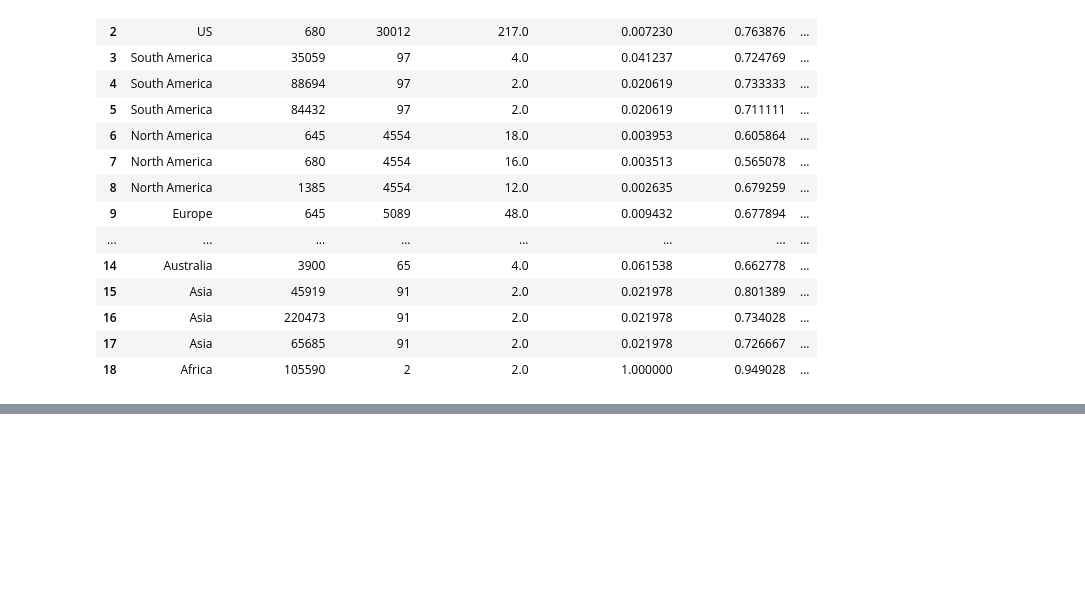
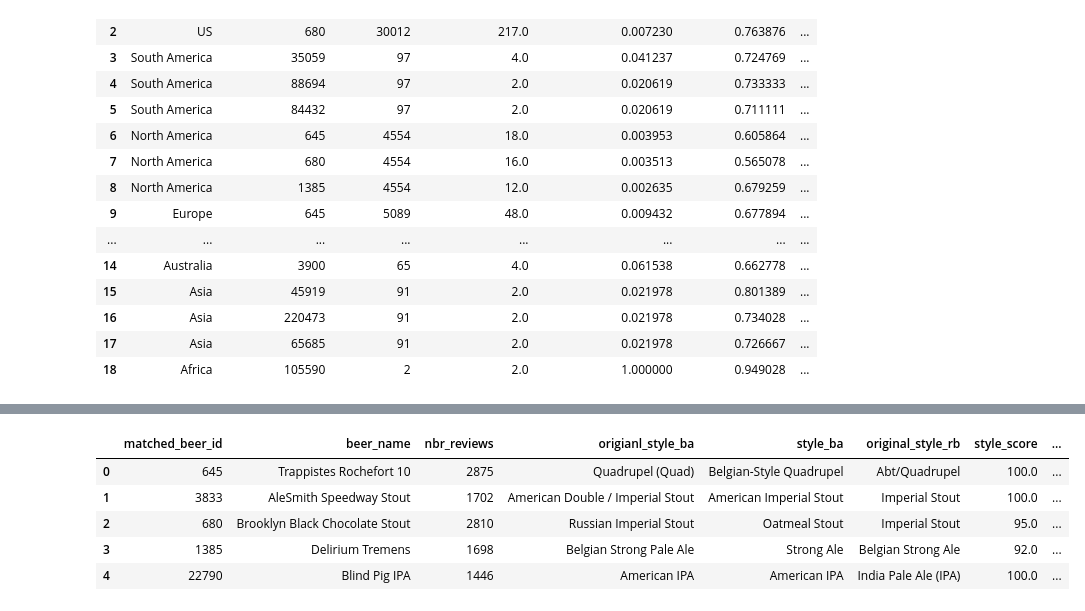
Before and after one commit to epfl-ada/ada-2023-project-badanalysist, a Jupyter notebook: main_logic.ipynb, the cells around one changed output, grey strips where cells are left out. Saved outputs shown, nothing was run; the diff lists cells and outputs as text; code cells hidden in the pictures; blank space fills up the shorter version.

```diff
--- a/main_logic.ipynb
+++ b/main_logic.ipynb
@@ -515,0 +767,23 @@ regional_analysis
+# %%
+# normalize the beer_name in ratings_rb using the beer_name in ratings_ba
+ratings_rb_name.rename(columns={'beer_name':'beer_name_rb'}, inplace=True)
+ratings_rb_name = ratings_rb_name.merge(reviews_per_beer[['beer_name','matched_beer_id']], on='matched_beer_id', how='left')
+ratings_rb_name['beer_name'].fillna(ratings_rb_name['beer_name_rb'], inplace=True)
+ratings_rb_name.drop(columns=['beer_name_rb'], inplace=True)
+# %%
+# Creating a dictionary to store top adjectives for top200 beer_name
+top_adjectives_by_beer_name = {}
+
+for beer_name in reviews_per_beer[:200]['beer_name']:
+    top_adjectives_by_beer_name[beer_name] = get_top_adjectives_for_beer_name(beer_name, ratings_ba_name, ratings_rb_name)
+# store the top 10 adjective keywords for each beer_name in the beer_name_counts dataframe ['keywords'] as a list
+reviews_per_beer['keywords'] = reviews_per_beer['beer_name'].map(top_adjectives_by_beer_name)
+
+reviews_per_beer.head()
+# %% [output]
+|  | matched_beer_id | beer_name | nbr_reviews | origianl_style_ba | style_ba | original_style_rb | style_score | ... |
+| 0 | 645 | Trappistes Rochefort 10 | 2875 | Quadrupel (Quad) | Belgian-Style Quadrupel | Abt/Quadrupel | 100.0 | ... |
+| 1 | 3833 | AleSmith Speedway Stout | 1702 | American Double / Imperial Stout | American Imperial Stout | Imperial Stout | 100.0 | ... |
+| 2 | 680 | Brooklyn Black Chocolate Stout | 2810 | Russian Imperial Stout | Oatmeal Stout | Imperial Stout | 95.0 | ... |
+| 3 | 1385 | Delirium Tremens | 1698 | Belgian Strong Pale Ale | Strong Ale | Belgian Strong Ale | 92.0 | ... |
+| 4 | 22790 | Blind Pig IPA | 1446 | American IPA | American IPA | India Pale Ale (IPA) | 100.0 | ... |
```
Also changed, not shown: parts of 11 cells of this notebook, 3 other files.
